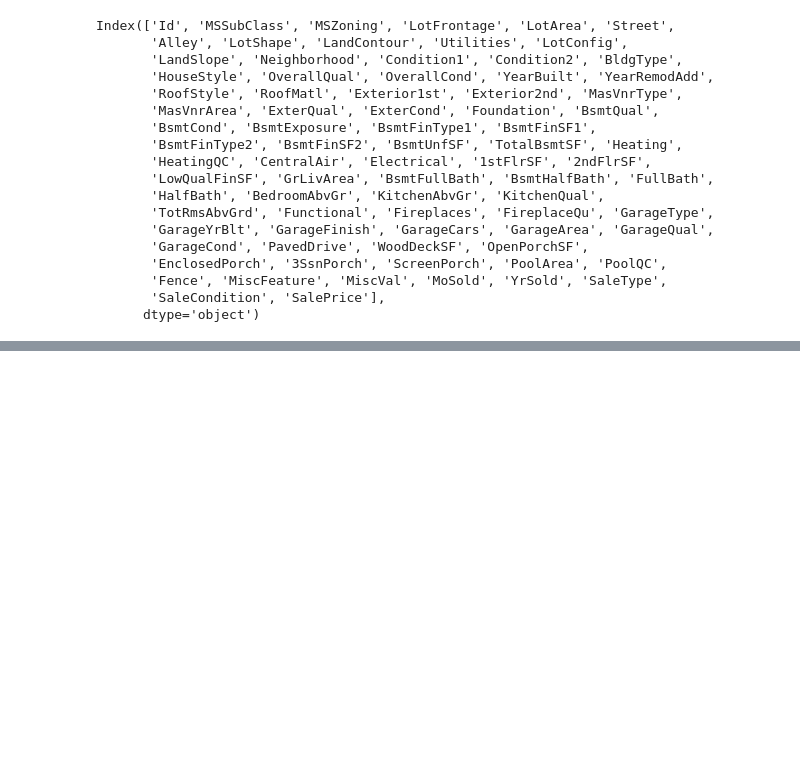
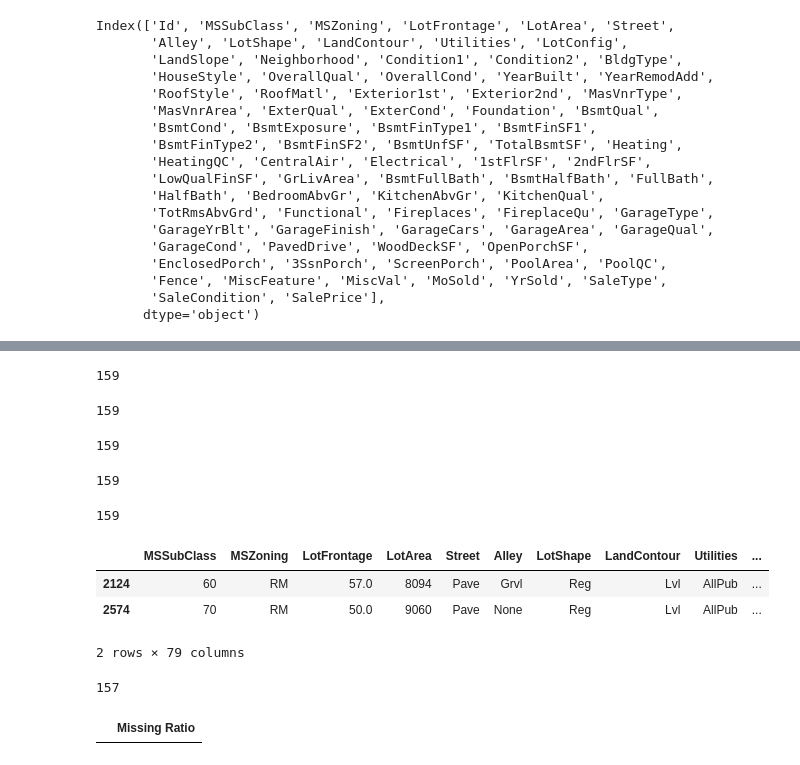
Before and after one commit to barrricade/pandas-learn, a Jupyter notebook: demo/House_Price/House_Price_0.2.ipynb, the cells around one changed output, grey strips where cells are left out. Drawn from its saved outputs; the diff is of its cells as text; code cells hidden in the pictures; blank space fills up the shorter version.

```diff
--- a/demo/House_Price/House_Price_0.2.ipynb
+++ b/demo/House_Price/House_Price_0.2.ipynb
@@ -74,0 +120,9 @@ plt.show()
+# %%
+#小巷的类型?
+all_data['Alley'] = all_data['Alley'].fillna('None')
+# %%
+#围栏的质量
+all_data['Fence'] = all_data['Fence'].fillna('None')
+# %%
+#壁炉的质量
+all_data['FireplaceQu'] = all_data['FireplaceQu'].fillna('None')
@@ -74,0 +136,41 @@ plt.show()
+# %%
+#到繁华街道的英里数
+all_data['LotFrontage'] = all_data.groupby('Neighborhood')['LotFrontage'].transform(lambda x:x.fillna(x.median()))
+# %%
+#车库的内部装饰
+len(all_data[all_data['GarageFinish'].isna()])
+# %% [output]
+159
+# %%
+#车库建成的日期
+len(all_data[all_data['GarageYrBlt'].isna()])
+# %% [output]
+159
+# %%
+#车库质量
+len(all_data[all_data['GarageQual'].isna()])
+# %% [output]
+159
+# %%
+#车库情况
+len(all_data[all_data['GarageCond'].isna()])
+# %% [output]
+159
+# %%
+#车库的地点
+len(all_data[all_data['GarageType'].isna()])
+# %% [output]
+159
+# %%
+#车库能放车的数量
+all_data[all_data['GarageCars'].isna()]
+# %% [output]
+|  | MSSubClass | MSZoning | LotFrontage | LotArea | Street | Alley | LotShape | LandContour | Utilities | ... |
+| 2124 | 60 | RM | 57.0 | 8094 | Pave | Grvl | Reg | Lvl | AllPub | ... |
+| 2574 | 70 | RM | 50.0 | 9060 | Pave | None | Reg | Lvl | AllPub | ... |
+2 rows × 79 columns
+# %%
+#车库的大小
+len(all_data[all_data['GarageArea']==0])
+# %% [output]
+157
@@ -74,0 +201,8 @@ plt.show()
+# %%
+#检查缺失值
+all_data_na = (all_data.isnull().sum() / len(all_data)) * 100
+all_data_na = all_data_na.drop(all_data_na[all_data_na == 0].index).sort_values(ascending=False)
+missing_data = pd.DataFrame({'Missing Ratio' :all_data_na})
+missing_data.head()
+# %% [output]
+|  | Missing Ratio |
```
Also changed, not shown: parts of 18 cells of this notebook.
